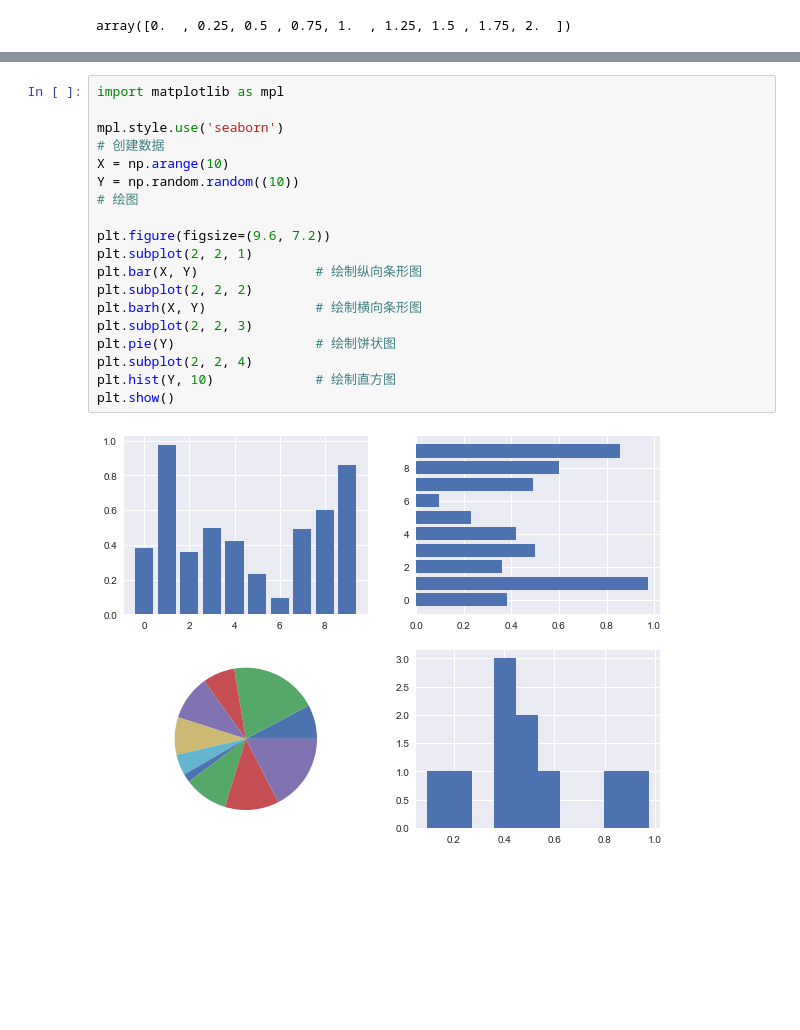
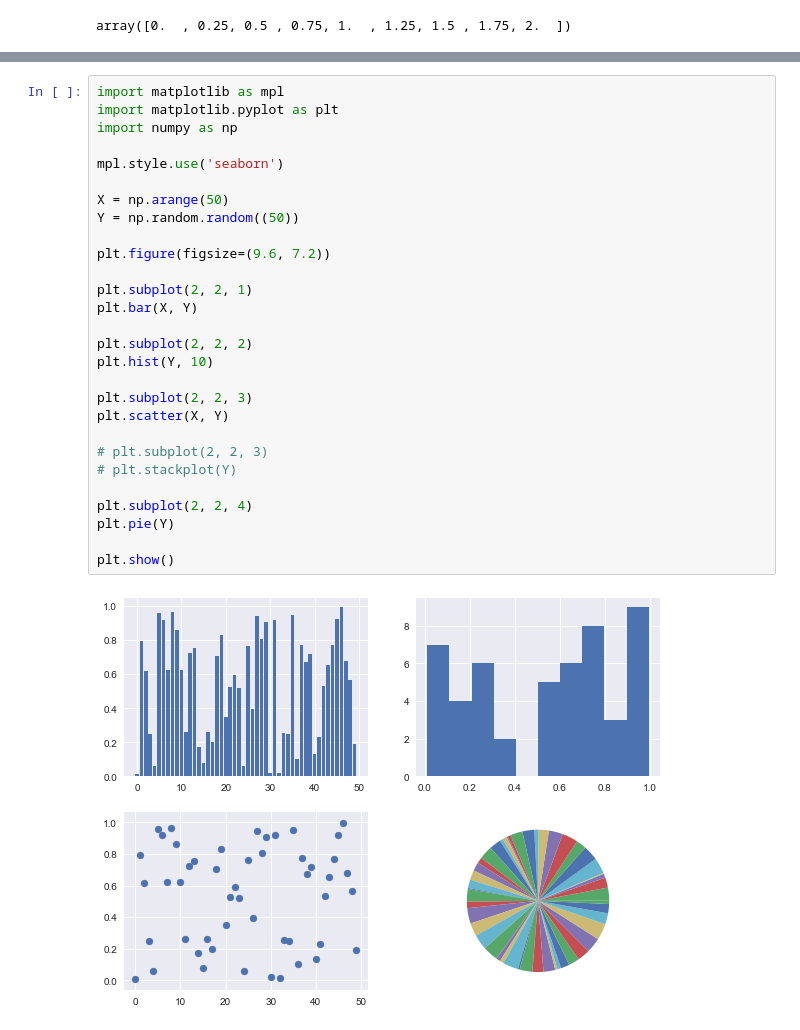
Before and after one commit to data-octo/python_beginner_advanced, a Jupyter notebook: 7 python for data science.ipynb, the cells around one changed output, grey strips where cells are left out. Drawn from its saved outputs; the diff is of its cells as text; blank space fills up the shorter version.

```diff
--- a/7 python for data science.ipynb
+++ b/7 python for data science.ipynb
@@ -126,22 +134,31 @@ Some types Of Plots:
 ![plot types](https://d1jnx9ba8s6j9r.cloudfront.net/blog/wp-content/uploads/2017/07/Graph-Matplotlib-tutorial-edureka.jpg)
 # %%
 import matplotlib as mpl
+import matplotlib.pyplot as plt
+import numpy as np
 
 mpl.style.use('seaborn')
-# 创建数据
-X = np.arange(10)
-Y = np.random.random((10))
-# 绘图
+
+X = np.arange(50)
+Y = np.random.random((50))
 
 plt.figure(figsize=(9.6, 7.2))
+
 plt.subplot(2, 2, 1)
-plt.bar(X, Y)               # 绘制纵向条形图
+plt.bar(X, Y)
+
 plt.subplot(2, 2, 2)
-plt.barh(X, Y)              # 绘制横向条形图
+plt.hist(Y, 10)
+
 plt.subplot(2, 2, 3)
-plt.pie(Y)                  # 绘制饼状图
+plt.scatter(X, Y)
+
+# plt.subplot(2, 2, 3)
+# plt.stackplot(Y)
+
 plt.subplot(2, 2, 4)
-plt.hist(Y, 10)             # 绘制直方图
+plt.pie(Y)
+
 plt.show()
 # %% [output]
-[figure, old version]
+[figure, new version]
```
Also changed, not shown: parts of 5 cells of this notebook, 3 other files.
